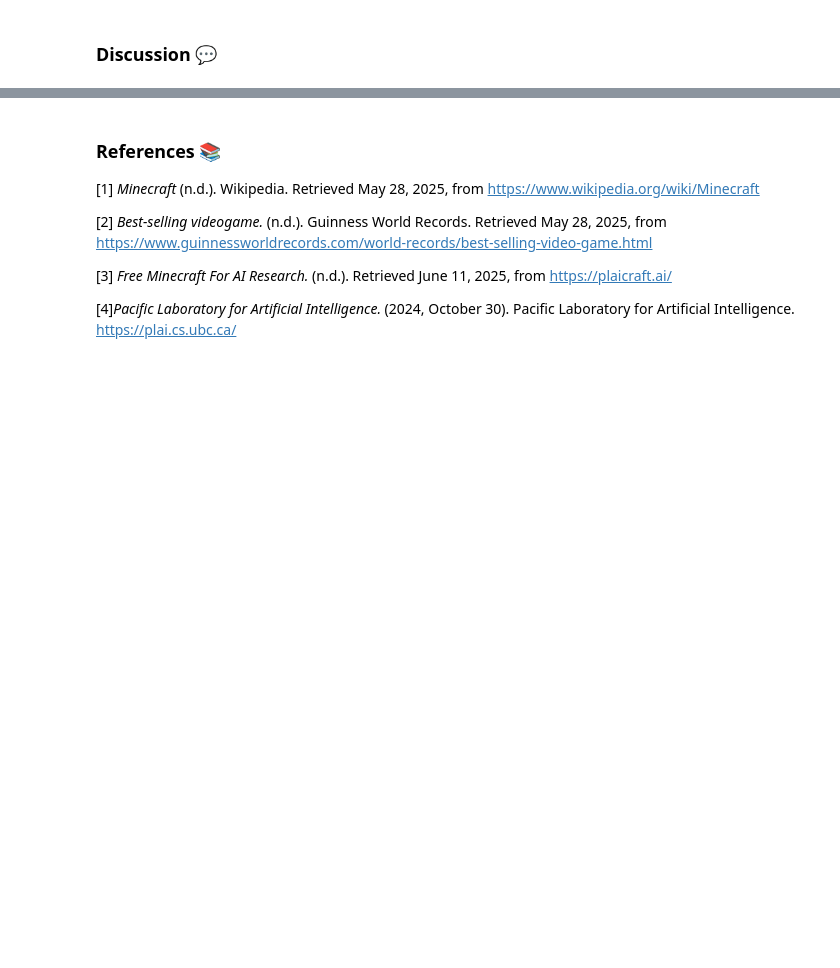
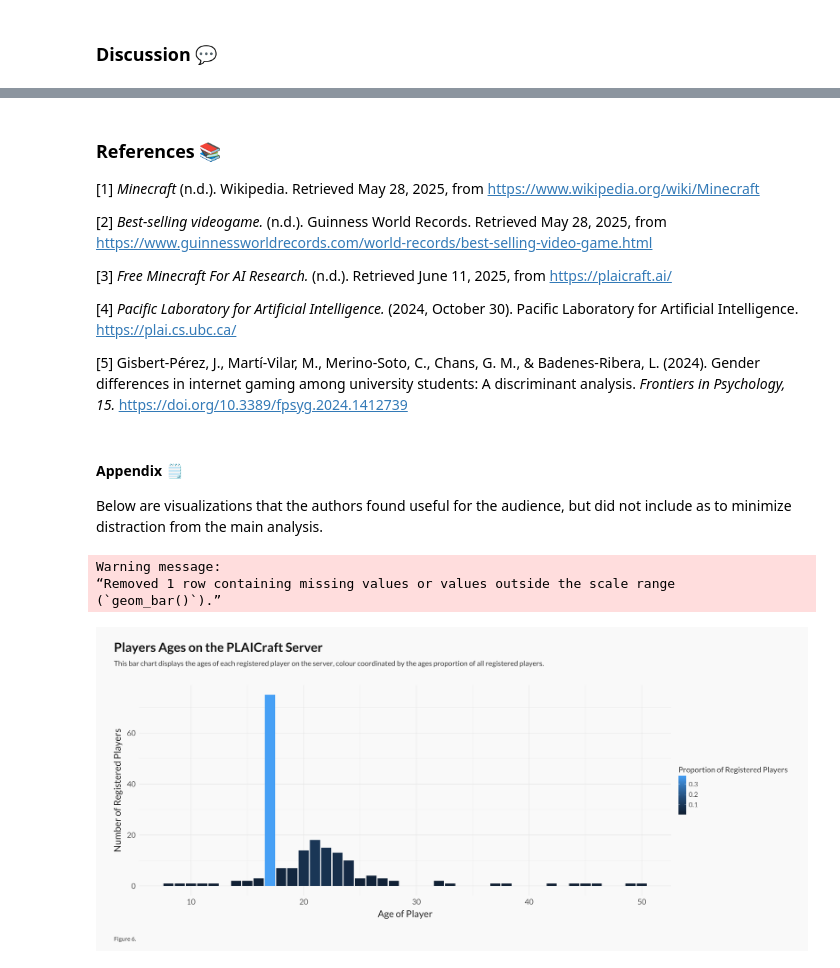
Before and after one commit to liammurray123/DSCI-100-Final-Project, a Jupyter notebook: Analysis.ipynb, the cells around one changed output, grey strips where cells are left out. Saved outputs shown, nothing was run; the diff lists cells and outputs as text; code cells hidden in the pictures; blank space fills up the shorter version.

Commit message:
Added citation for Discussion, and Appendix Figures

```diff
--- a/Analysis.ipynb
+++ b/Analysis.ipynb
@@ -605,4 +627,23 @@ The findings of this analysis could play a role in future research by providing
 
 <a id="3">[3]</a> *Free Minecraft For AI Research.* (n.d.). Retrieved June 11, 2025, from https://plaicraft.ai/
 
-<a id="4">[4]</a>*Pacific Laboratory for Artificial Intelligence.* (2024, October 30). Pacific Laboratory for Artificial Intelligence. https://plai.cs.ubc.ca/
+<a id="4">[4]</a> *Pacific Laboratory for Artificial Intelligence.* (2024, October 30). Pacific Laboratory for Artificial Intelligence. https://plai.cs.ubc.ca/
+
+<a id="5">[5]</a> Gisbert-Pérez, J., Martí-Vilar, M., Merino-Soto, C., Chans, G. M., & Badenes-Ribera, L. (2024). Gender differences in internet gaming among university students: A discriminant analysis. *Frontiers in Psychology, 15.* <a href="https://doi.org/10.3389/fpsyg.2024.1412739">https://doi.org/10.3389/fpsyg.2024.1412739</a>
+# %% [markdown]
+#### Appendix 🗒️
+Below are visualizations that the authors found useful for the audience, but did not include as to minimize distraction from the main analysis.
+# %%
+# Looking only at Age demographics from the player data
+
+player_data |>
+    group_by(age) |>
+    summarize(num = n(), perc = n()/196) |>
+    ggplot(aes(x=age, y=num, fill = perc)) +
+        geom_bar(stat="identity") +
+    labs(title = "Players Ages on the PLAICraft Server", subtitle = "This bar chart displays the ages of each registered player on the server, colour coordinated by the ages proportion of all registered players.", y="Number of Registered Players", x="Age of Player", fill = "Proportion of Registered Players", caption = "Figure 6.")
+# %% [output]
+Warning message:
+“Removed 1 row containing missing values or values outside the scale range
+(`geom_bar()`).”
+[figure, added]
```
Also changed, not shown: parts of 7 cells of this notebook, 1 other file.
